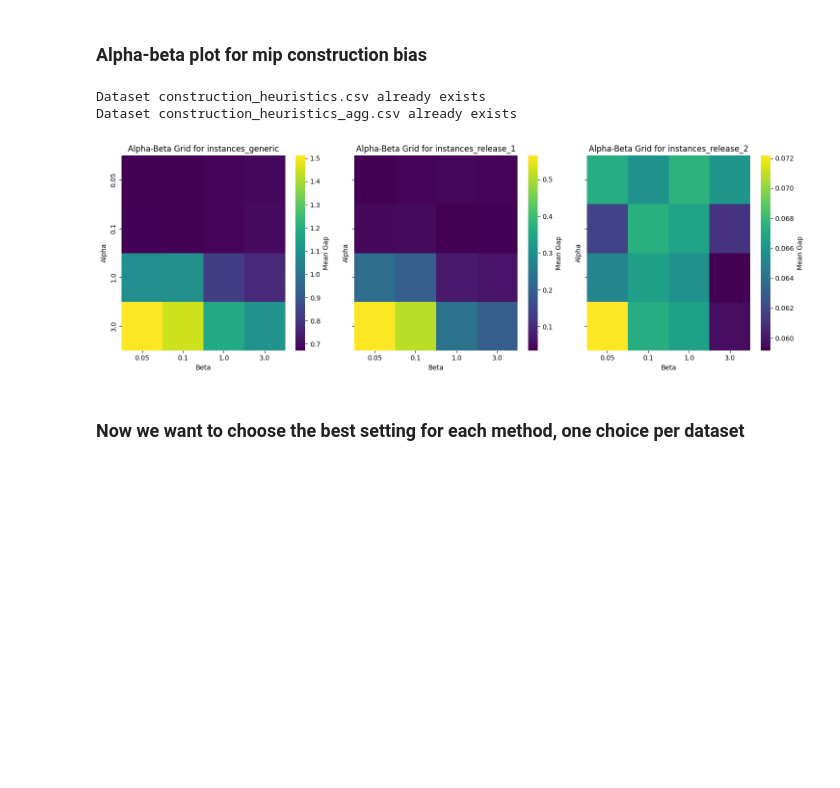
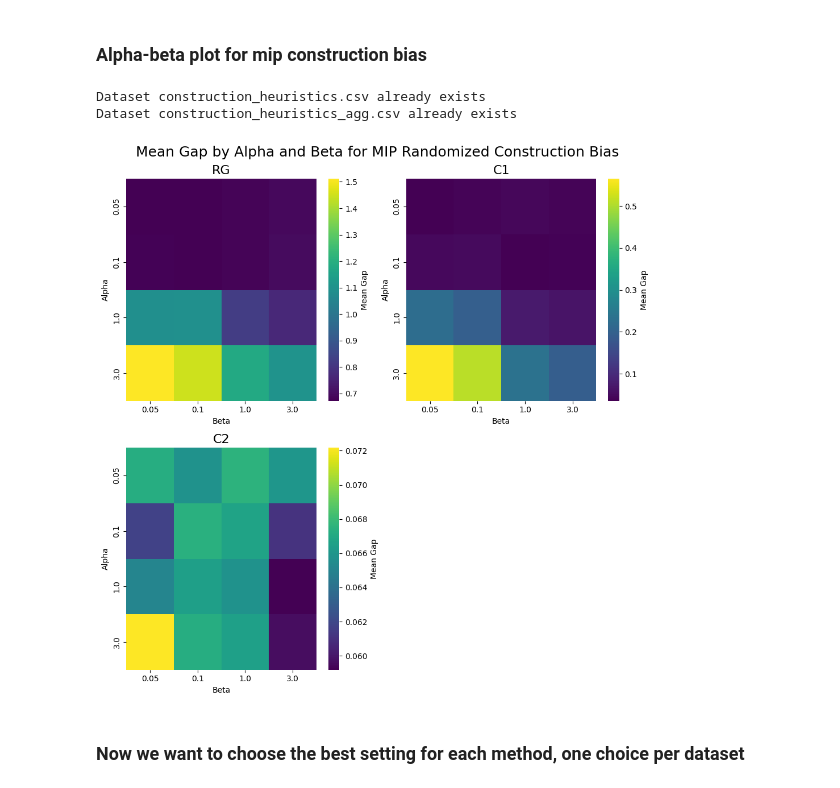
Before and after one commit to jsalvasoler/trigger_arc_tsp, a Jupyter notebook: notebooks/tables_and_figures.ipynb, the cells around one changed output. Drawn from its saved outputs; the diff is of its cells as text; code cells hidden in the pictures; blank space fills up the shorter version.

```diff
--- a/notebooks/tables_and_figures.ipynb
+++ b/notebooks/tables_and_figures.ipynb
@@ -57,9 +63,9 @@ Five heuristics were tested:
 # define map of results directories timestamp per method and instance_set
 results_map = {
     "randomized_greedy": {
-        "instances_generic": "20250723_190803",
-        "instances_release_1": "20250722_113250",
-        "instances_release_2": "20250722_120238"
+        "instances_generic": "20250730_212618",
+        "instances_release_1": "20250730_205756",
+        "instances_release_2": "20250730_204538"
     },
     "mip_randomized_construction_bias": {
         "instances_generic": "20250723_194140",
@@ -224,7 +230,7 @@ def get_results(rebuild: bool = False, rebuild_agg: bool = False) -> pd.DataFram
 
     return results_agg
 
-results = get_results(rebuild=False, rebuild_agg=False)
+results = get_results(rebuild=True, rebuild_agg=True)
 
 display(results.head())
 print(f"Number of rows: {len(results)}")
@@ -377,8 +502,6 @@ Dataset construction_heuristics_agg.csv already exists
 # %% [markdown]
 ### Alpha-beta plot for mip construction bias
 # %%
-# mip construction alpha and beta plot for mip construction bias
-
 import seaborn as sns
 import matplotlib.pyplot as plt
 import numpy as np
@@ -398,42 +521,48 @@ bias_avg_gap = filtered_results.groupby(['dataset', 'subdataset', 'alpha', 'beta
 
 def plot_alpha_beta_grid(bias_avg_gap: pd.DataFrame) -> None:
     """
-    Plots a 2D grid of alpha vs beta with mean gap as the color intensity for each dataset.
 
     :param bias_avg_gap: The aggregated gap data with alpha and beta.
     """
     unique_datasets = bias_avg_gap['dataset'].unique()
     num_datasets = len(unique_datasets)
 
     if num_datasets == 0:
         print("No datasets available for plotting.")
         return
 
-    fig, axes = plt.subplots(1, num_datasets, figsize=(5 * num_datasets, 5), sharey=True)
-
+    fig, axes = plt.subplots(2, 2, figsize=(10, 10), sharey=False)
+    axes = axes.flatten()
+    axes[-1].set_visible(False)  # Leave one square empty
     if num_datasets == 1:
         axes = [axes]  # Ensure axes is iterable when there's only one plot
 
     for ax, dataset in zip(axes, unique_datasets):
         dataset_data = bias_avg_gap[bias_avg_gap['dataset'] == dataset]
         # Use pivot_table with aggregation to handle duplicates
         pivot_table = dataset_data.pivot_table(index="alpha", columns="beta", values="gap", aggfunc='mean')
         # Sort the pivot table by alpha to ensure natural increasing order
         pivot_table.sort_index(ascending=True, inplace=True)
         sns.heatmap(pivot_table, ax=ax, cmap="viridis", cbar_kws={'label': 'Mean Gap'})
-        ax.set_title(f"Alpha-Beta Grid for {dataset}")
+        ax.set_title(f"{rename_dataset.get(dataset)}", fontsize=16)
         ax.set_xlabel("Beta")
         ax.set_ylabel("Alpha")
 
+    plt.suptitle("Mean Gap by Alpha and Beta for MIP Randomized Construction Bias", fontsize=18)
     plt.tight_layout()
+
+    import os
+    os.makedirs('../report/figures', exist_ok=True)
+    plt.savefig('../report/figures/alpha_beta_grid_mip_randomized_construction_bias.png')
+
     plt.show()
 
 # Plot the alpha-beta grid
 plot_alpha_beta_grid(bias_avg_gap)
 # %% [output]
 Dataset construction_heuristics.csv already exists
 Dataset construction_heuristics_agg.csv already exists
-[figure, old version]
+[figure, new version]
 # %% [markdown]
 ### Now we want to choose the best setting for each method, one choice per dataset
 # %%
```
Also changed, not shown: parts of 7 cells of this notebook, 5 other files.
